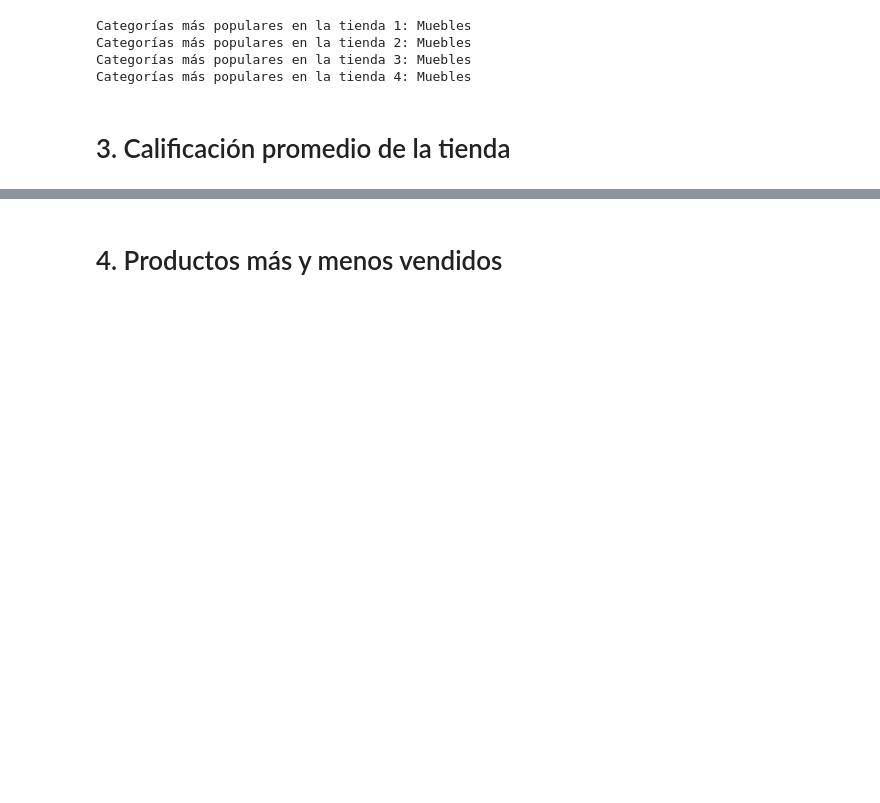
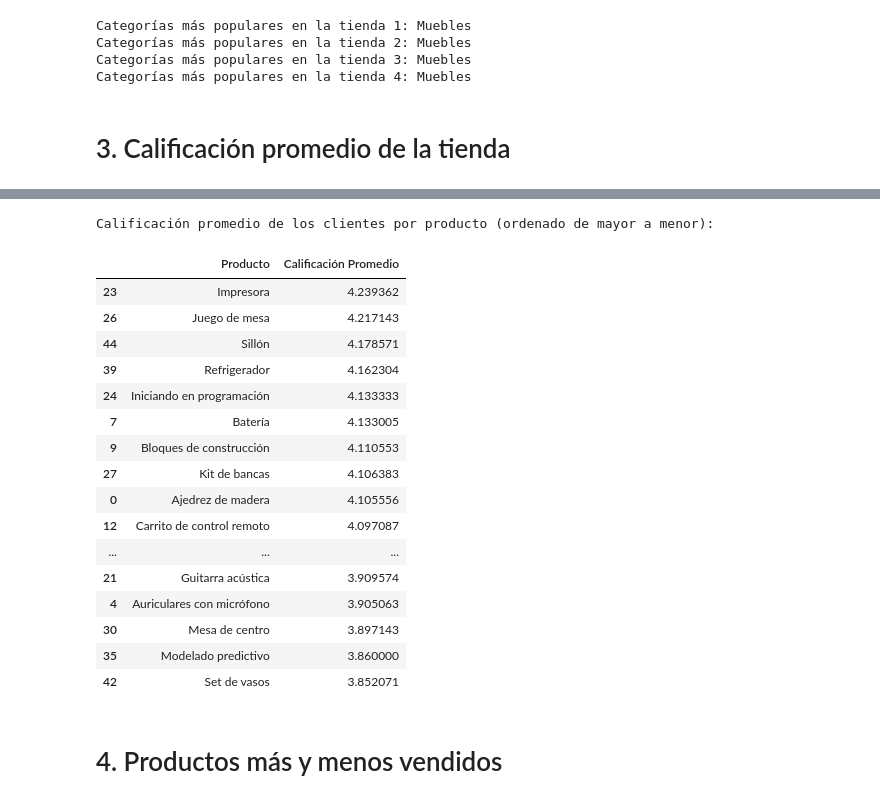
Before and after one commit to Mj-Novoa/challenge1-data-science-latam, a Jupyter notebook: AluraStoreLatam.ipynb, the cells around one changed output, grey strips where cells are left out. Cells and saved outputs as stored; diff of their text form; code cells hidden in the pictures; blank space fills up the shorter version.

```diff
--- a/AluraStoreLatam.ipynb
+++ b/AluraStoreLatam.ipynb
@@ -142,3 +176,30 @@ Categorías más populares en la tienda 4: Muebles
+# %%
+calificacion_promedio_por_producto = tiendas_unificadas.groupby('Producto')['Calificación'].mean().reset_index()
+calificacion_promedio_por_producto = calificacion_promedio_por_producto.rename(columns={'Calificación': 'Calificación Promedio'})
+
+calificacion_promedio_por_producto = calificacion_promedio_por_producto.sort_values(by='Calificación Promedio', ascending=False)
+
+print("Calificación promedio de los clientes por producto (ordenado de mayor a menor):")
+display(calificacion_promedio_por_producto)
+# %% [output]
+Calificación promedio de los clientes por producto (ordenado de mayor a menor):
+|  | Producto | Calificación Promedio |
+| 23 | Impresora | 4.239362 |
+| 26 | Juego de mesa | 4.217143 |
+| 44 | Sillón | 4.178571 |
+| 39 | Refrigerador | 4.162304 |
+| 24 | Iniciando en programación | 4.133333 |
+| 7 | Batería | 4.133005 |
+| 9 | Bloques de construcción | 4.110553 |
+| 27 | Kit de bancas | 4.106383 |
+| 0 | Ajedrez de madera | 4.105556 |
+| 12 | Carrito de control remoto | 4.097087 |
+| ... | ... | ... |
+| 21 | Guitarra acústica | 3.909574 |
+| 4 | Auriculares con micrófono | 3.905063 |
+| 30 | Mesa de centro | 3.897143 |
+| 35 | Modelado predictivo | 3.860000 |
+| 42 | Set de vasos | 3.852071 |
 # %% [markdown]
 # 4. Productos más y menos vendidos
 # %% [markdown]
```
Also changed, not shown: parts of 2 cells of this notebook.
